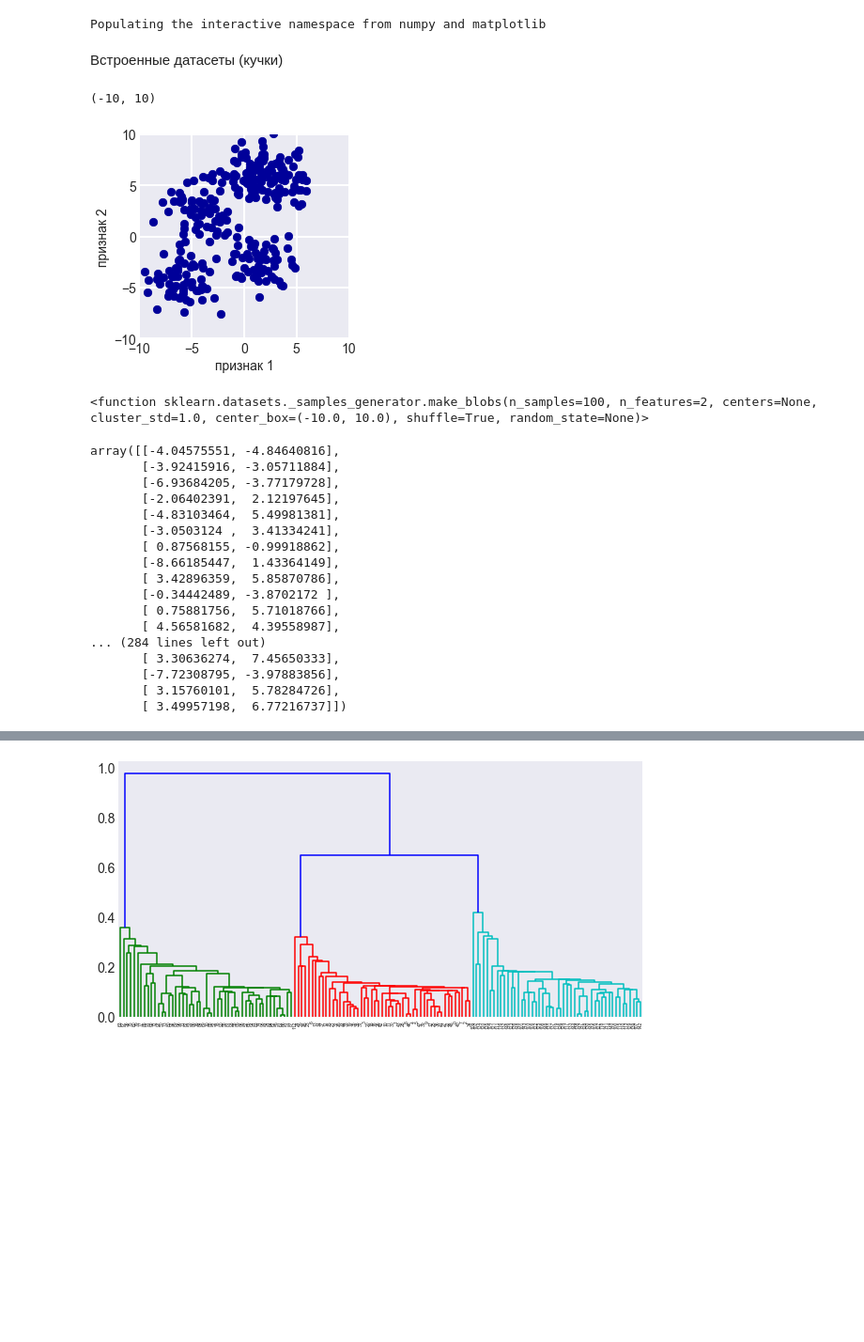
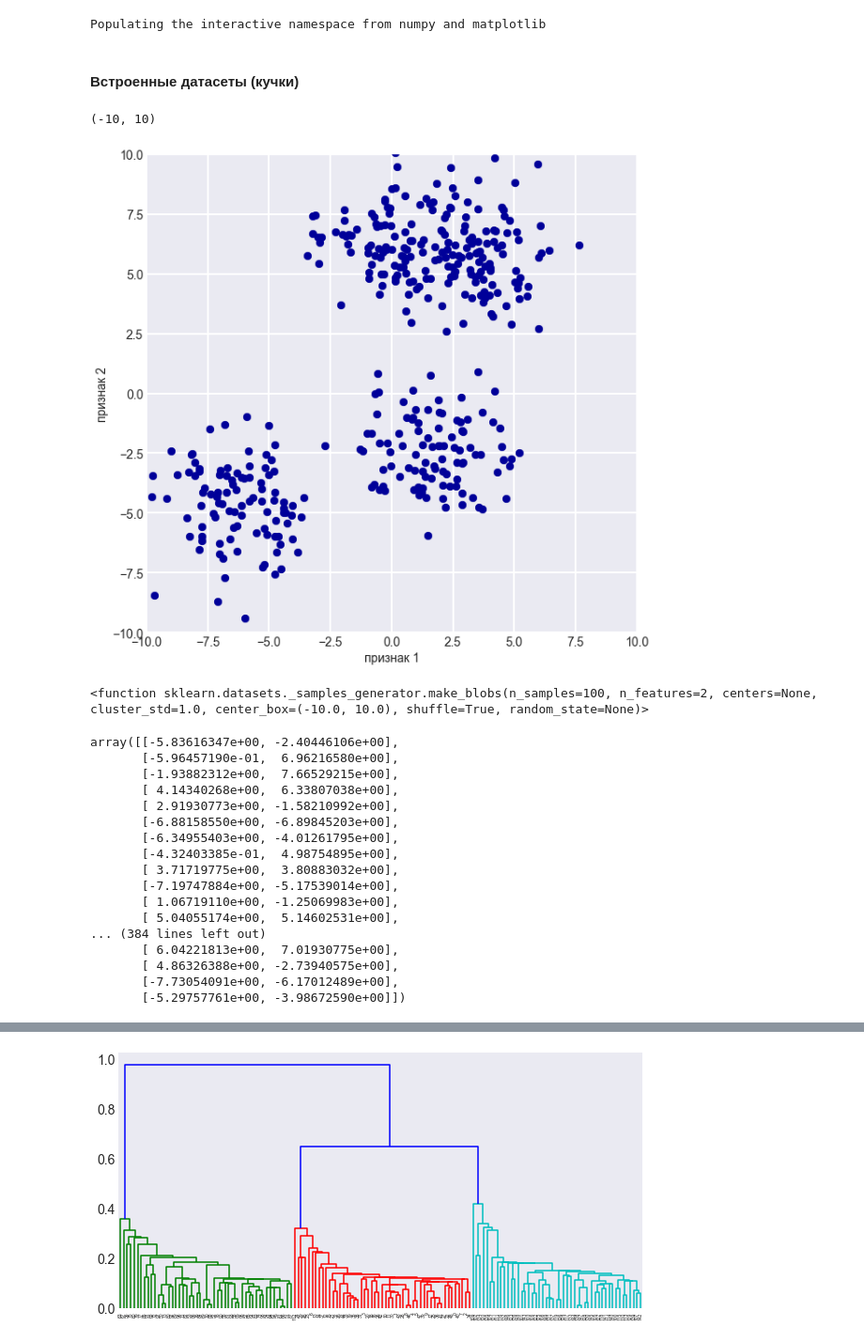
Before and after one commit to AsSerge/PY_gr2_Lessons, a Jupyter notebook: 012_11_03/Задание4.ipynb, the cells around one changed output, grey strips where cells are left out. Shown at 94% size. Saved outputs shown, nothing was run; the diff lists cells and outputs as text; code cells hidden in the pictures; blank space fills up the shorter version.

```diff
--- a/012_11_03/Задание4.ipynb
+++ b/012_11_03/Задание4.ipynb
@@ -10,40 +14,46 @@ pd.set_option('display.max_columns', None) # pd.options.display.max_columns = No
 import matplotlib.pyplot as plt
 import matplotlib as mpl
 plt.rc('font', size=14)
+# увеличим дефолтный размер графиков
+from pylab import rcParams
+rcParams['figure.figsize'] = 10, 8
 # %% [output]
 Populating the interactive namespace from numpy and matplotlib
 # %% [markdown]
-Встроенные датасеты (кучки)
+#### Встроенные датасеты (кучки)
 # %%
+# Генерация набора точек (кучек) с гауссовым распределением
 from sklearn.datasets import make_blobs
-seed = 100
-n_data = 300
-n_clusters = 5
-n_centers = 5
+seed = 100 # Разброс
+n_data = 400 # Количество точек
+n_clusters = 4 # Количество кластеров
+n_centers = 4 # Количество центров скопления точек
+
+# n_features = сколько столбцов или объектов будет иметь сгенерированные наборы данных
 
 blobs, blob_labels = make_blobs(n_samples=n_data, n_features=2,
                                 centers=n_centers, random_state=seed,
                                 cluster_std=2)
 
-
 blobs *= 0.75
 blobs += 1.1
 
-plt.figure(figsize=(4, 4))
-
+# Рисуем палитру
+plt.figure(figsize=(10, 10))
+# Рисуем зависимость
 plt.scatter(blobs[:, 0], blobs[:, 1], s=70,
             color='#000099',  linewidth=0.8)
 
 plt.xlabel('признак 1')
 plt.ylabel('признак 2')
 
 plt.grid(lw=2)
 plt.xlim([-10, 10])
 plt.ylim([-10, 10])
-#c=clusters_blob1
+# c=clusters_blob1
 # %% [output]
 (-10, 10)
-[figure, old version]
+[figure, new version]
 # %%
 make_blobs
 # %% [output]
@@ -51,23 +61,23 @@ make_blobs
 # %%
 blobs
 # %% [output]
-array([[-4.04575551, -4.84640816],
-       [-3.92415916, -3.05711884],
-       [-6.93684205, -3.77179728],
-       [-2.06402391,  2.12197645],
-       [-4.83103464,  5.49981381],
-       [-3.0503124 ,  3.41334241],
-       [ 0.87568155, -0.99918862],
-       [-8.66185447,  1.43364149],
-       [ 3.42896359,  5.85870786],
-       [-0.34442489, -3.8702172 ],
-       [ 0.75881756,  5.71018766],
-       [ 4.56581682,  4.39558987],
-... (284 lines left out)
-       [ 3.30636274,  7.45650333],
-       [-7.72308795, -3.97883856],
-       [ 3.15760101,  5.78284726],
-       [ 3.49957198,  6.77216737]])
+array([[-5.83616347e+00, -2.40446106e+00],
+       [-5.96457190e-01,  6.96216580e+00],
+       [-1.93882312e+00,  7.66529215e+00],
+       [ 4.14340268e+00,  6.33807038e+00],
+       [ 2.91930773e+00, -1.58210992e+00],
+       [-6.88158550e+00, -6.89845203e+00],
+       [-6.34955403e+00, -4.01261795e+00],
+       [-4.32403385e-01,  4.98754895e+00],
+       [ 3.71719775e+00,  3.80883032e+00],
+       [-7.19747884e+00, -5.17539014e+00],
+       [ 1.06719110e+00, -1.25069983e+00],
+       [ 5.04055174e+00,  5.14602531e+00],
+... (384 lines left out)
+       [ 6.04221813e+00,  7.01930775e+00],
+       [ 4.86326388e+00, -2.73940575e+00],
+       [-7.73054091e+00, -6.17012489e+00],
+       [-5.29757761e+00, -3.98672590e+00]])
 # %%
 
 blob_labels
```
Also changed, not shown: parts of 9 cells of this notebook, 2 other files.
